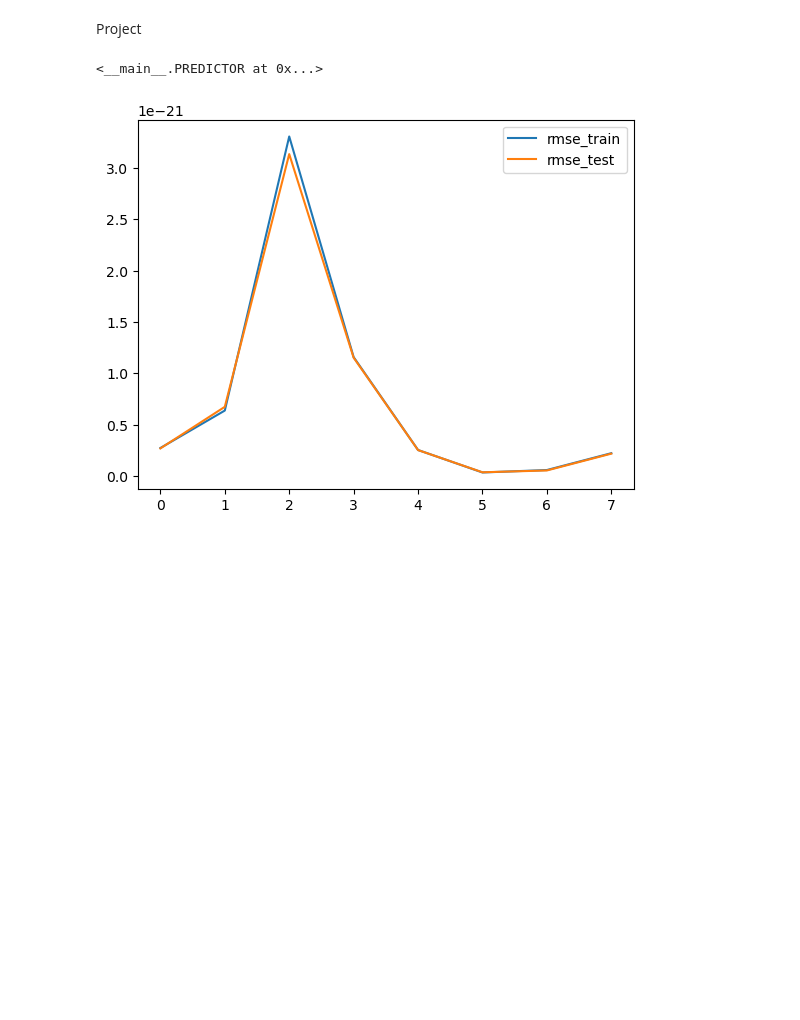
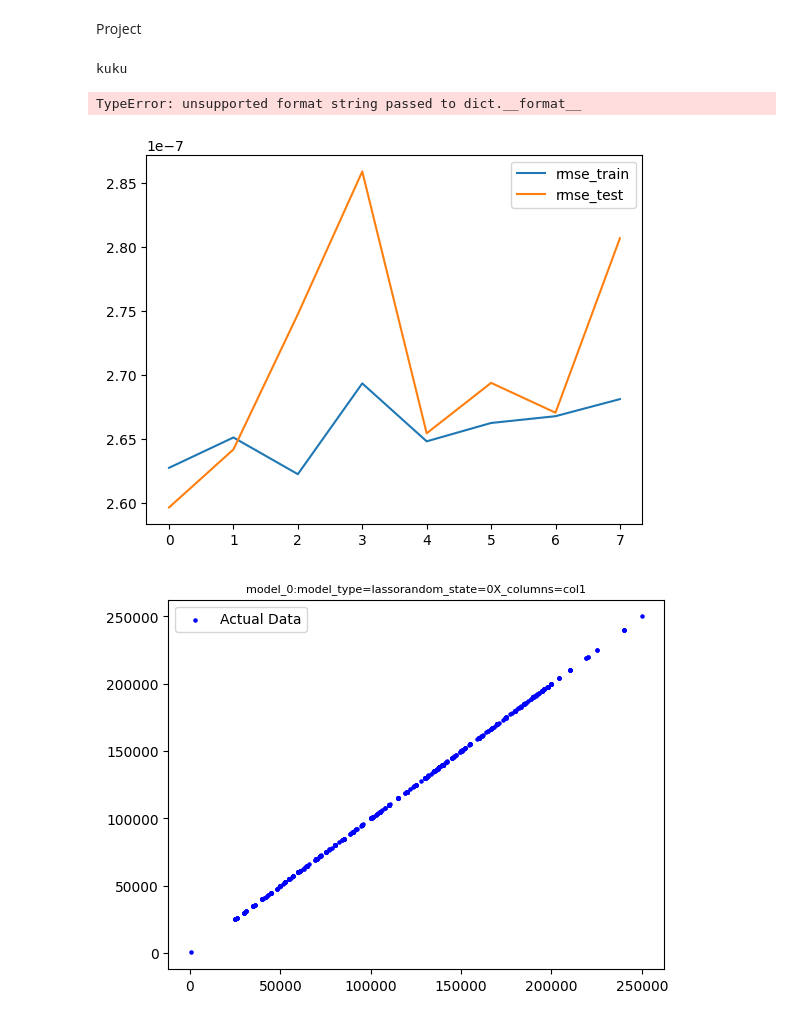
Before and after one commit to Oren-BenA/Regression_project, a Jupyter notebook: project3-regression.ipynb, the cells around one changed output. Cells and saved outputs as stored; diff of their text form; code cells hidden in the pictures; blank space fills up the shorter version.

```diff
--- a/project3-regression.ipynb
+++ b/project3-regression.ipynb
@@ -177,10 +170,10 @@ class PREDICTOR():
 
         elif (type=='lasso'):
           params_filtered = filter_func_params(Lasso().get_params(),params)
-          self.model = KNeighborsRegressor(**params_filtered)
+          self.model = Lasso(**params_filtered)
 
         elif (type=='ridge'):
-          params_filtered = filter_func_params(Lasso().get_params(),params)
+          params_filtered = filter_func_params(Ridge().get_params(),params)
           self.model = Ridge(**params_filtered)
 
         self.model.fit(X, y)
@@ -192,25 +185,29 @@ class PREDICTOR():
 
 
     def predict(self, X):
-      y_pred = self.model.predict(X)
-      return y_pred
+        y_pred = self.model.predict(X)
+        return y_pred
 
 
-    def plot_prediction(self,X,y,y_pred,axes=None):
-      if (axes is None):
-        fig, axes = plt.subplots(nrows=1, ncols=1)
+    def plot_prediction(self,X,y,y_pred=None,axes=None):
+        print('kuku')
+        if (axes is None):
+            fig, axes = plt.subplots(nrows=1, ncols=1)
 
-      axes.scatter(X, y, color='blue', label='Actual Data',s=5)
-      axes.scatter(X, y_pred, color='red', label='prediction',s=5)
-      axes.legend()
-      params_string = self.create_params_string()
-      axes.set_title(self.name+':'+params_string,fontsize=8)
-      x_limits = axes.get_xlim()
-      y_limits = axes.get_ylim()
-      x_corr = abs(x_limits[1]-x_limits[0])*0.9+x_limits[0]
-      y_corr = abs(y_limits[1]-y_limits[0])*0.1+y_limits[0]
-      RMSE = self.evaluate(y,y_pred)
-      axes.text(x_corr,y_corr,f'RMSE={RMSE:.3f}',horizontalalignment='center',fontsize=8)
+        if (y_pred is None):
+            y_pred = self.predict(X)
+
+        axes.scatter(y, y_pred, color='blue', label='Actual Data',s=5)
+
+        axes.legend()
+        params_string = self.create_params_string()
+        axes.set_title(self.name+':'+params_string,fontsize=8)
+        x_limits = axes.get_xlim()
+        y_limits = axes.get_ylim()
+        x_corr = abs(x_limits[1]-x_limits[0])*0.9+x_limits[0]
+        y_corr = abs(y_limits[1]-y_limits[0])*0.1+y_limits[0]
+        RMSE = self.evaluate(y,y_pred)
+        axes.text(x_corr,y_corr,f'RMSE={RMSE:.3f}',horizontalalignment='center',fontsize=8)
 
     def evaluate(self,y, y_pred,str=''):
         if (str != ''):
@@ -378,33 +375,35 @@ params_permutes_list = AI_pipe_line.get_permutations(params_config_dic)
 
 
 
 for params_dic in params_permutes_list:
     X_train, X_test, y_train, y_test = AI_pipe_line.train_test_split(X_columns,y_cloumn)
 
     # create predictor
     predictor = AI_pipe_line.add_predictor()
 
     # fit model
     predictor.fit(X_train, y_train,params_dic['model_type'],params_dic)
 
     # predict and eval on train
     y_train_predict = predictor.predict(X_train)
     stats = predictor.evaluate(y_train,y_train_predict,'train')
 
     # predict and eval on test
     y_test_predict = predictor.predict(X_test)
     stats = predictor.evaluate(y_test,y_test_predict,'test')
 
 
 # filter the predictors
 # predictors_filter = {'model_type':'linear_regression'}
 
 # collect the stats from all the predictors
 stats = AI_pipe_line.get_stats(['rmse_train','rmse_test'])
 
 AI_pipe_line.plot_stats(stats_names=['rmse_train','rmse_test'])
 
-AI_pipe_line.predictors['model_0'].plot_stats
+AI_pipe_line.predictors['model_0'].plot_prediction(X_test,y_test,axes=None)
 # %% [output]
-<__main__.PREDICTOR at 0x...>
+kuku
+TypeError: unsupported format string passed to dict.__format__
-[figure, old version]
+[figure, new version]
+[figure, added]
```
Also changed, not shown: parts of 5 cells of this notebook.
